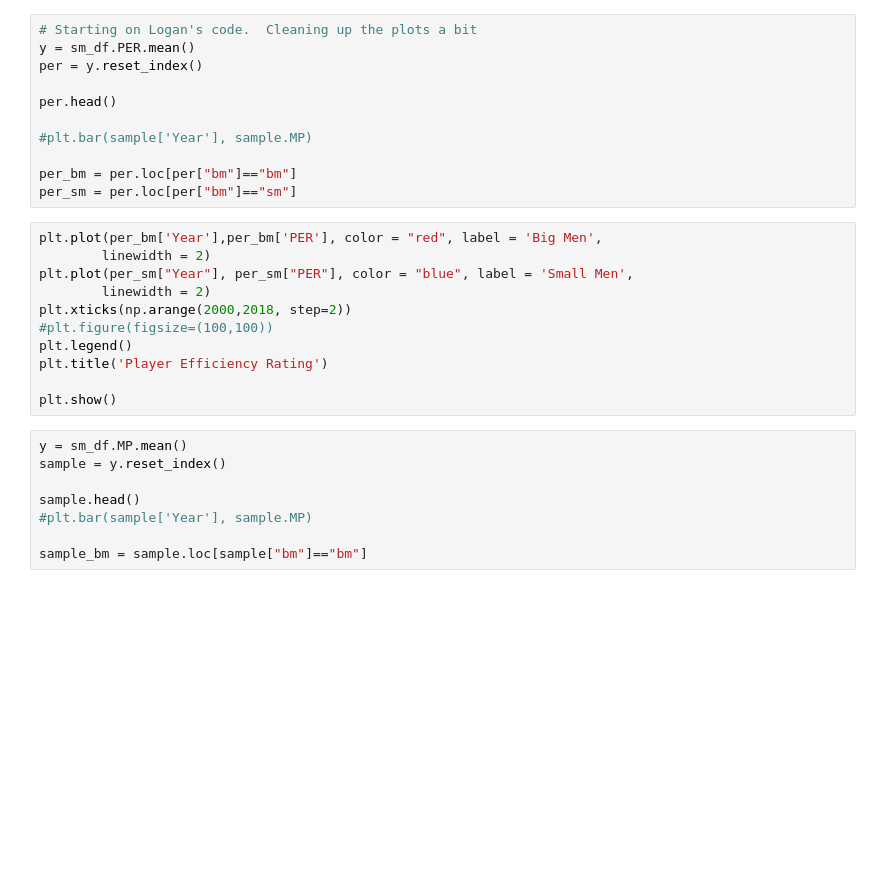
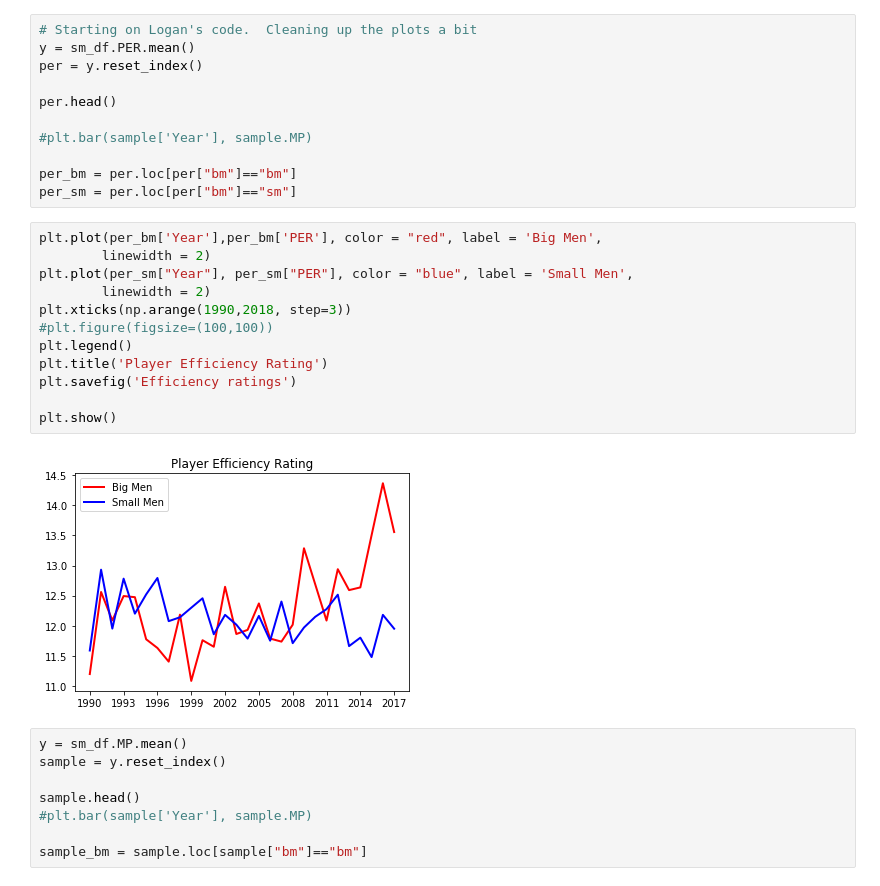
Before and after one commit to logan7734/Project1_repo, a Jupyter notebook: andrew_project_1.ipynb, the cells around one changed output. Cells and saved outputs as stored; diff of their text form; blank space fills up the shorter version.

```diff
--- a/andrew_project_1.ipynb
+++ b/andrew_project_1.ipynb
@@ -1056,14 +1080,17 @@ per_sm = per.loc[per["bm"]=="sm"]
 # %%
 plt.plot(per_bm['Year'],per_bm['PER'], color = "red", label = 'Big Men',
         linewidth = 2)
 plt.plot(per_sm["Year"], per_sm["PER"], color = "blue", label = 'Small Men',
         linewidth = 2)
-plt.xticks(np.arange(2000,2018, step=2))
+plt.xticks(np.arange(1990,2018, step=3))
 #plt.figure(figsize=(100,100))
 plt.legend()
 plt.title('Player Efficiency Rating')
+plt.savefig('Efficiency ratings')
 
 plt.show()
+# %% [output]
+[figure, added]
 # %%
 y = sm_df.MP.mean()
 sample = y.reset_index()
```
Also changed, not shown: parts of 9 cells of this notebook, 4 other files.
